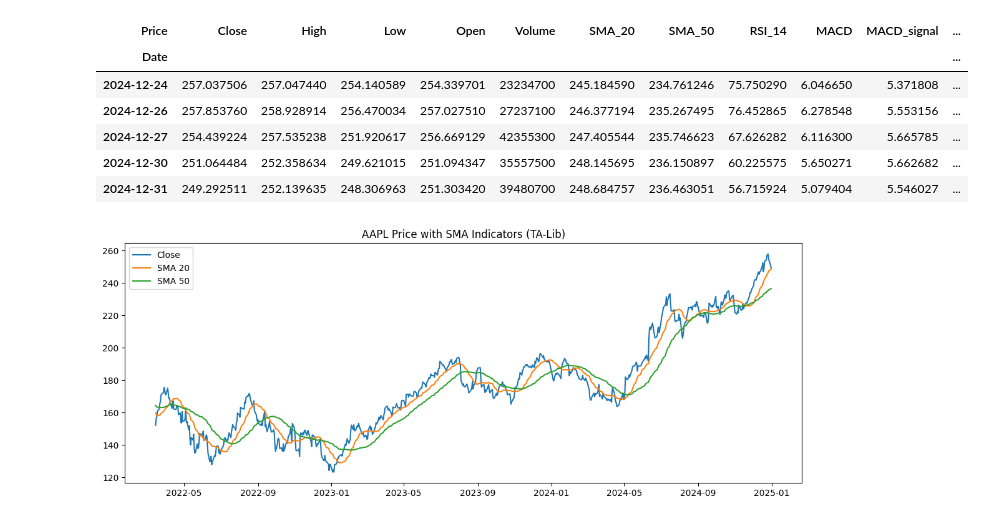
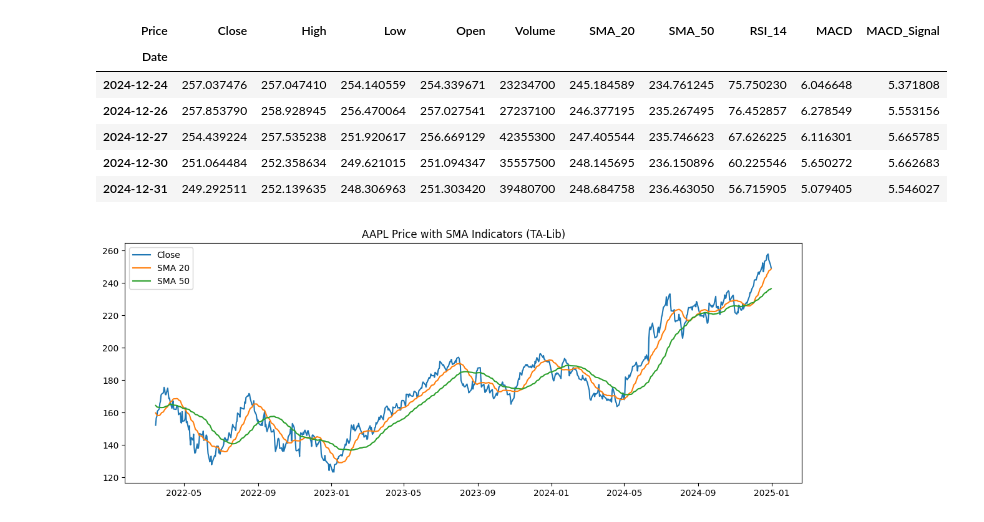
Before and after one commit to rufta-g20/week1-news-sentiment, a Jupyter notebook: notebooks/task2_finance.ipynb, the cells around one changed output. Drawn from its saved outputs; the diff is of its cells as text; code cells hidden in the pictures.

```diff
--- a/notebooks/task2_finance.ipynb
+++ b/notebooks/task2_finance.ipynb
@@ -11,7 +21,10 @@ import pynance as pn
 # %%
 # Cell 2 — Load stock data
 
-df_price = load_price("AAPL", start="2022-01-01", end="2025-01-01")
+# Instantiate the StockAnalyzer class to load and analyze stock data
+appl_analyzer = StockAnalyzer("AAPL", start="2022-01-01", end="2025-01-01")
+# Access the DataFrame stored inside the class instance
+df_price = appl_analyzer.df
 df_price.head()
 # %% [output]
 | Price | Close | High | Low | Open | Volume |
@@ -22,18 +35,21 @@ df_price.head()
 | 2022-01-06 | 168.465988 | 171.698187 | 168.113384 | 169.151603 | 96904000 |
 | 2022-01-07 | 168.632492 | 170.562016 | 167.515916 | 169.337700 | 86709100 |
 # %%
-# Cell 3 — Apply TA-Lib indicators
+# Cell 3 — Apply TA-Lib indicators\
 
-df_ind = add_talib_indicators(df_price)
+# Call the class method to compute indicators
+# This updates aapl_analyzer.df internally and returns the updated DataFrame
+
+df_ind = appl_analyzer.add_indicators()
 df_ind.tail()
 # %% [output]
-| Price | Close | High | Low | Open | Volume | SMA_20 | SMA_50 | RSI_14 | MACD | MACD_signal | ... |
-| Date |  |  |  |  |  |  |  |  |  |  | ... |
-| 2024-12-24 | 257.037506 | 257.047440 | 254.140589 | 254.339701 | 23234700 | 245.184590 | 234.761246 | 75.750290 | 6.046650 | 5.371808 | ... |
-| 2024-12-26 | 257.853760 | 258.928914 | 256.470034 | 257.027510 | 27237100 | 246.377194 | 235.267495 | 76.452865 | 6.278548 | 5.553156 | ... |
-| 2024-12-27 | 254.439224 | 257.535238 | 251.920617 | 256.669129 | 42355300 | 247.405544 | 235.746623 | 67.626282 | 6.116300 | 5.665785 | ... |
-| 2024-12-30 | 251.064484 | 252.358634 | 249.621015 | 251.094347 | 35557500 | 248.145695 | 236.150897 | 60.225575 | 5.650271 | 5.662682 | ... |
-| 2024-12-31 | 249.292511 | 252.139635 | 248.306963 | 251.303420 | 39480700 | 248.684757 | 236.463051 | 56.715924 | 5.079404 | 5.546027 | ... |
+| Price | Close | High | Low | Open | Volume | SMA_20 | SMA_50 | RSI_14 | MACD | MACD_Signal |
+| Date |  |  |  |  |  |  |  |  |  |  |
+| 2024-12-24 | 257.037476 | 257.047410 | 254.140559 | 254.339671 | 23234700 | 245.184589 | 234.761245 | 75.750230 | 6.046648 | 5.371808 |
+| 2024-12-26 | 257.853790 | 258.928945 | 256.470064 | 257.027541 | 27237100 | 246.377195 | 235.267495 | 76.452857 | 6.278549 | 5.553156 |
+| 2024-12-27 | 254.439224 | 257.535238 | 251.920617 | 256.669129 | 42355300 | 247.405544 | 235.746623 | 67.626225 | 6.116301 | 5.665785 |
+| 2024-12-30 | 251.064484 | 252.358634 | 249.621015 | 251.094347 | 35557500 | 248.145695 | 236.150896 | 60.225546 | 5.650272 | 5.662683 |
+| 2024-12-31 | 249.292511 | 252.139635 | 248.306963 | 251.303420 | 39480700 | 248.684758 | 236.463050 | 56.715905 | 5.079405 | 5.546027 |
 # %%
 # Cell 4 — Plot SMA
 
```
Also changed, not shown: parts of 5 cells of this notebook, 4 other files.
